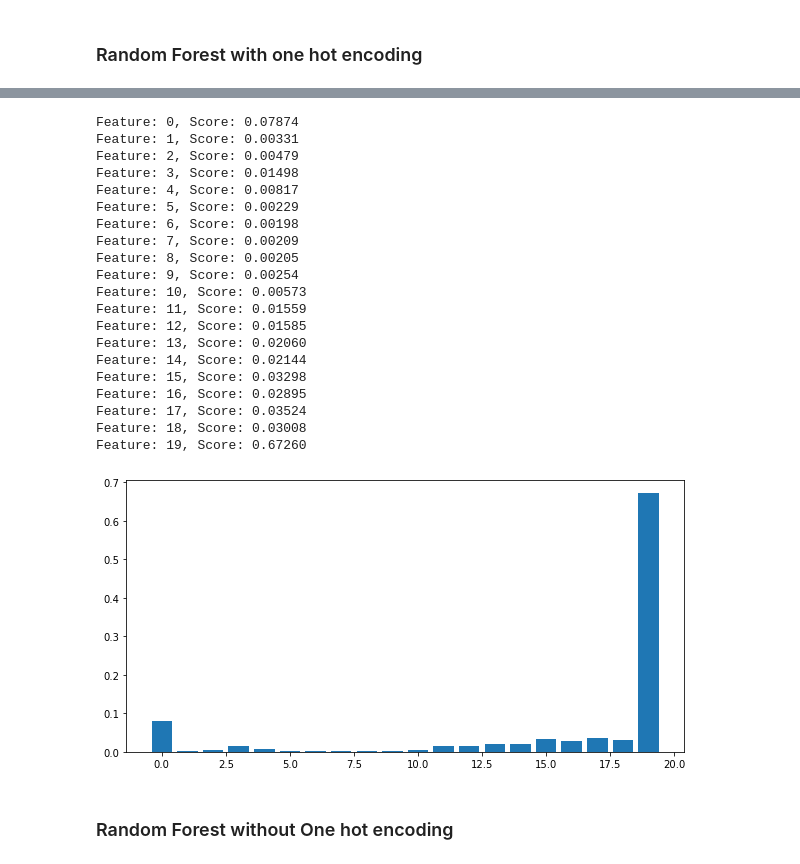
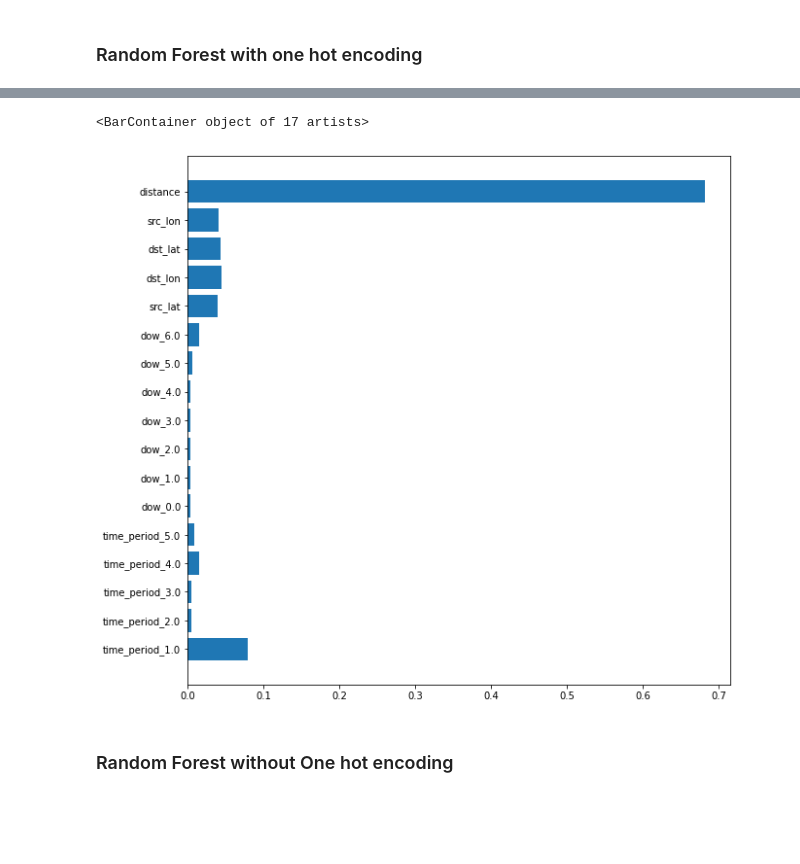
Before and after one commit to spatialthoughts/spatial-data-science, a Jupyter notebook: travel_time_prediction/Model_test.ipynb, the cells around one changed output, grey strips where cells are left out. Saved outputs shown, nothing was run; the diff lists cells and outputs as text; code cells hidden in the pictures; blank space fills up the shorter version.

```diff
--- a/travel_time_prediction/Model_test.ipynb
+++ b/travel_time_prediction/Model_test.ipynb
@@ -289,36 +186,14 @@ plt.plot(Random_Forest['n'],Random_Forest['RMSE'])
-# %%
-# get importance
-importance = model.steps[1][1].feature_importances_
-# summarize feature importance
-for i,v in enumerate(importance):
-	print('Feature: %0d, Score: %.5f' % (i,v))
-# plot feature importance
-pyplot.figure(figsize=(10,5))
-pyplot.bar([x for x in range(len(importance))], importance)
-
-pyplot.show()
-# %% [output]
-Feature: 0, Score: 0.07874
-Feature: 1, Score: 0.00331
-Feature: 2, Score: 0.00479
-Feature: 3, Score: 0.01498
-Feature: 4, Score: 0.00817
-Feature: 5, Score: 0.00229
-Feature: 6, Score: 0.00198
-Feature: 7, Score: 0.00209
-Feature: 8, Score: 0.00205
-Feature: 9, Score: 0.00254
-Feature: 10, Score: 0.00573
-Feature: 11, Score: 0.01559
-Feature: 12, Score: 0.01585
-Feature: 13, Score: 0.02060
-Feature: 14, Score: 0.02144
-Feature: 15, Score: 0.03298
-Feature: 16, Score: 0.02895
-Feature: 17, Score: 0.03524
-Feature: 18, Score: 0.03008
-Feature: 19, Score: 0.67260
-[figure, removed]
+# %%
+all_cat=list(model.named_steps['ct'].transformers_[0][1].get_feature_names(cat_input))
+all_features= all_cat + num_input
+# %%
+# get importance
+importance = model.steps[1][1].feature_importances_
+plt.figure(figsize=(10,10))
+plt.barh(all_features,importance)
+# %% [output]
+<BarContainer object of 17 artists>
+[figure, added]
 # %% [markdown]
 ### Random Forest without One hot encoding
 # %%
```
Also changed, not shown: parts of 24 cells of this notebook.
